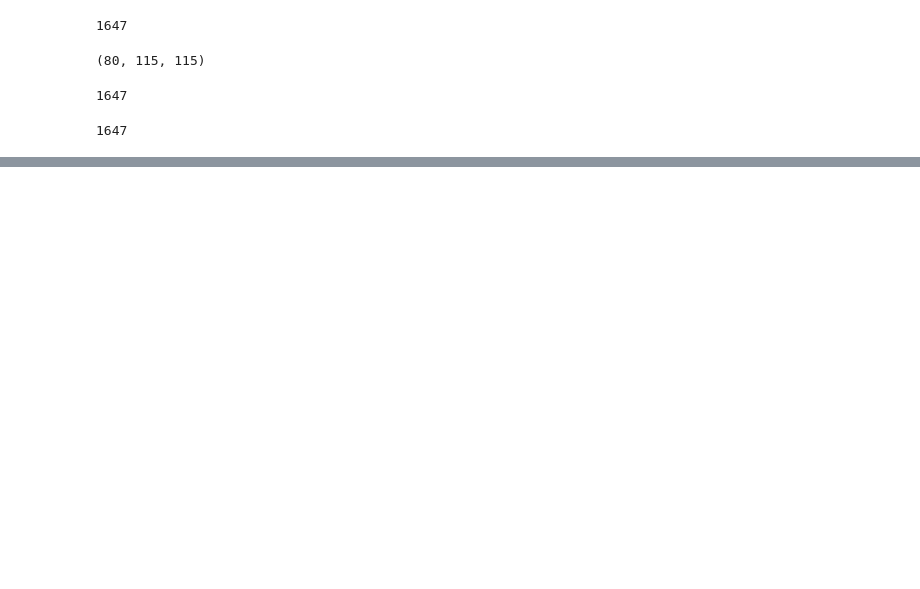
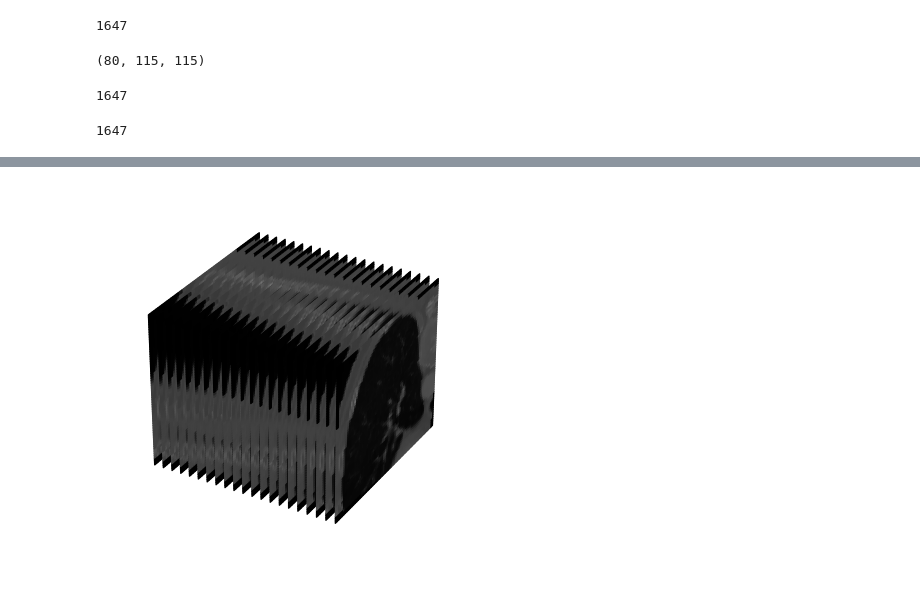
Before and after one commit to AliAfs/SiT_3D, a Jupyter notebook: test_general.ipynb, the cells around one changed output, grey strips where cells are left out. Saved outputs shown, nothing was run; the diff lists cells and outputs as text; code cells hidden in the pictures; blank space fills up the shorter version.

```diff
--- a/test_general.ipynb
+++ b/test_general.ipynb
@@ -491,0 +449,38 @@ plt.show()
+# %%
+#data_ct_filtered = data_ct[0:165:8, :, :]
+#img = data_ct[0]
+
+import matplotlib.pyplot as plt
+import matplotlib.image as mpimg
+from mpl_toolkits.mplot3d import Axes3D
+
+def plot_3D_slices(array_3d):
+    # Create a 3D plot
+    fig = plt.figure()
+    ax = fig.add_subplot(111, projection='3d')
+
+
+    # Create a meshgrid for X and Y
+    x, y = np.meshgrid(np.arange(array_3d.shape[2]), np.arange(array_3d.shape[1]))
+    num_slices = array_3d.shape[0]
+
+    # Define Z-Location
+    z_locations = [i for i in np.arange(num_slices,0, -1)]  # Adjust this value to the desired z-location
+
+    for z_location, img in zip(z_locations, array_3d):
+        # Plot the image as a surface plot using imshow
+        ax.plot_surface(z_location * np.ones_like(x), x, y, facecolors=plt.cm.gray(img), rstride=1, cstride=1, shade=False)
+
+    # Plot the image as a surface plot using imshow
+    #ax.plot_surface(z_location * np.ones_like(x), x, y, facecolors=plt.cm.gray(img), rstride=1, cstride=1, shade=False)
+
+    # Set Axis Labels
+    ax.set_xlabel('X Label')
+    ax.set_ylabel('Y Label')
+    ax.set_zlabel('Z Label')
+    ax.set_axis_off()
+
+    #ax.view_init(elev=90, azim=-20)
+
+    # Display the plot
+    plt.show()
@@ -491,0 +491,4 @@ plt.show()
+# %%
+plot_3D_slices(dataset[0][0][0].squeeze().numpy())
+# %% [output]
+[figure, added]
```
Also changed, not shown: parts of 25 cells of this notebook, 8 other files.
